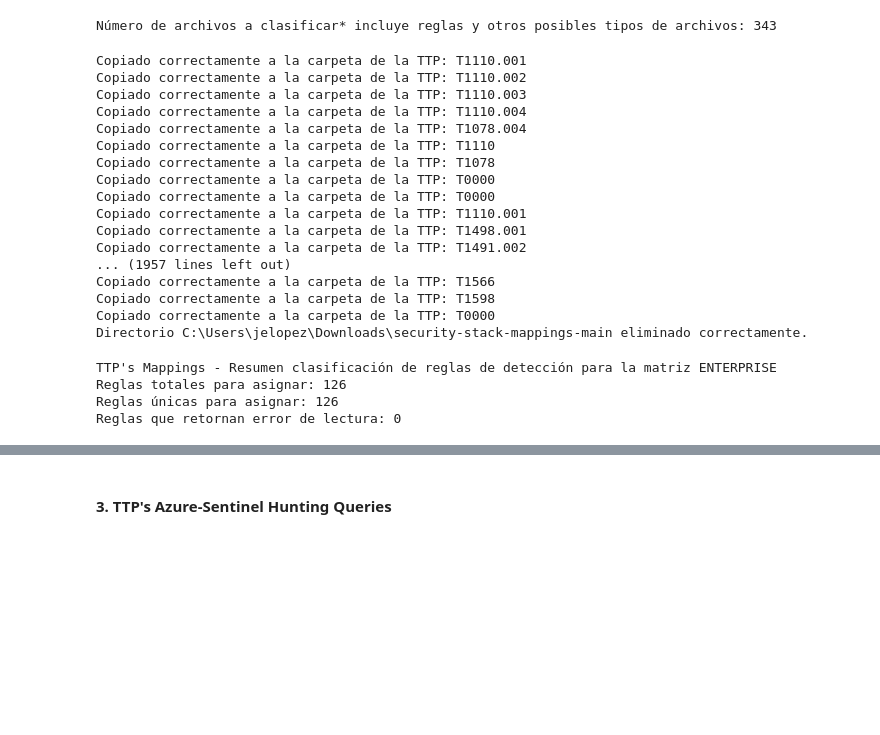
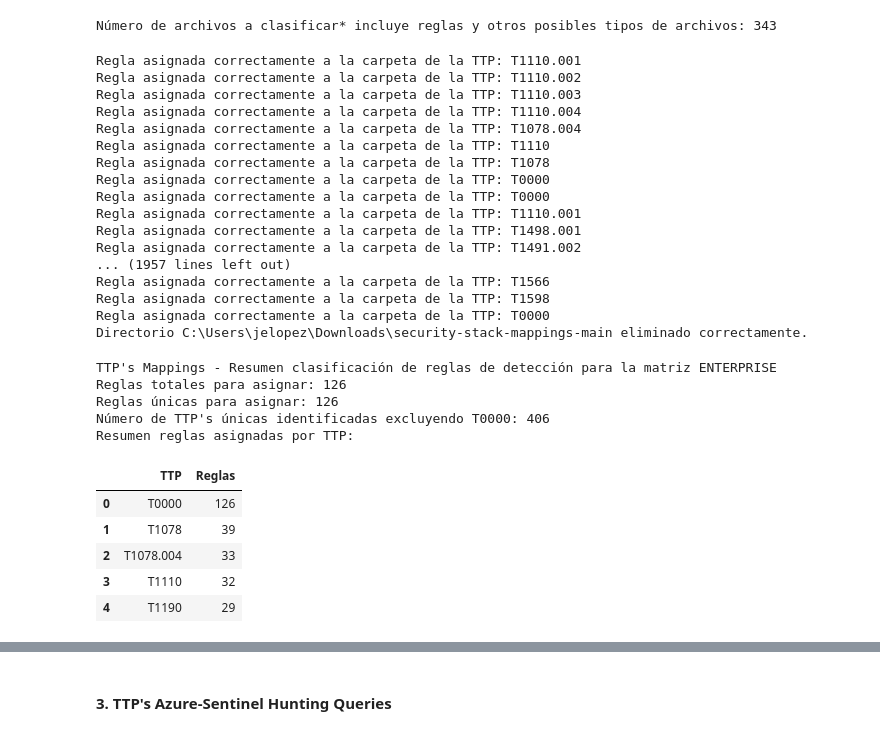
Before and after one commit to cyberauditor-framework/Mitre-Detections-Rules-Framework, a Jupyter notebook: get_rules_and_classify_by_ttp/get_rules_and_classify_by_ttp.ipynb, the cells around one changed output, grey strips where cells are left out. Drawn from its saved outputs; the diff is of its cells as text; code cells hidden in the pictures; blank space fills up the shorter version.

```diff
--- a/get_rules_and_classify_by_ttp/get_rules_and_classify_by_ttp.ipynb
+++ b/get_rules_and_classify_by_ttp/get_rules_and_classify_by_ttp.ipynb
@@ -84,4 +64,22 @@ def find_techniques_in_list(cadena, techniques_list):
         if item in cadena:
             return item
     return None
+# %%
+def get_unique_ttps_generated(paths):
+    sub_folders = set()
+    for path in paths:
+        dir, file = os.path.split(path)
+        last_sub_folder = os.path.basename(dir)
+        sub_folders.add(last_sub_folder)
+    return list(sub_folders)
+# %%
+def get_dict_ttps_rules_asigned(paths):
+    from collections import defaultdict
+    file_count = defaultdict(int)
+    for path in paths:
+        last_subfolder = os.path.basename(os.path.dirname(path))
+        file_count[last_subfolder] += 1
+    resume = dict(file_count)
+    resume = dict(sorted(resume.items(), key=lambda item: item[1], reverse=True))
+    return resume
 # %%
@@ -751,36 +1120,48 @@ print(f"Número de archivos a clasificar* incluye reglas y otros posibles tipos
 # %% [output]
 Número de archivos a clasificar* incluye reglas y otros posibles tipos de archivos: 343
 # %%
-
-num_yamls, ttp_in_filename, content_in_yaml, no_content_in_yaml, ttp_in_yaml, error_load = yaml_classifier_techniques(files, techniques, save_path_mappings)
+num_rules = yaml_classifier_techniques(files, techniques, save_path_mappings)
 # Eliminamos la carpeta en la que descomprimimos los archivos
 delete_folder(os.path.join(temp_path, 'security-stack-mappings-main'))
 # %% [output]
-Copiado correctamente a la carpeta de la TTP: T1110.001
-Copiado correctamente a la carpeta de la TTP: T1110.002
-Copiado correctamente a la carpeta de la TTP: T1110.003
-Copiado correctamente a la carpeta de la TTP: T1110.004
-Copiado correctamente a la carpeta de la TTP: T1078.004
-Copiado correctamente a la carpeta de la TTP: T1110
-Copiado correctamente a la carpeta de la TTP: T1078
-Copiado correctamente a la carpeta de la TTP: T0000
-Copiado correctamente a la carpeta de la TTP: T0000
-Copiado correctamente a la carpeta de la TTP: T1110.001
-Copiado correctamente a la carpeta de la TTP: T1498.001
-Copiado correctamente a la carpeta de la TTP: T1491.002
+Regla asignada correctamente a la carpeta de la TTP: T1110.001
+Regla asignada correctamente a la carpeta de la TTP: T1110.002
+Regla asignada correctamente a la carpeta de la TTP: T1110.003
+Regla asignada correctamente a la carpeta de la TTP: T1110.004
+Regla asignada correctamente a la carpeta de la TTP: T1078.004
+Regla asignada correctamente a la carpeta de la TTP: T1110
+Regla asignada correctamente a la carpeta de la TTP: T1078
+Regla asignada correctamente a la carpeta de la TTP: T0000
+Regla asignada correctamente a la carpeta de la TTP: T0000
+Regla asignada correctamente a la carpeta de la TTP: T1110.001
+Regla asignada correctamente a la carpeta de la TTP: T1498.001
+Regla asignada correctamente a la carpeta de la TTP: T1491.002
 ... (1957 lines left out)
-Copiado correctamente a la carpeta de la TTP: T1566
-Copiado correctamente a la carpeta de la TTP: T1598
-Copiado correctamente a la carpeta de la TTP: T0000
+Regla asignada correctamente a la carpeta de la TTP: T1566
+Regla asignada correctamente a la carpeta de la TTP: T1598
+Regla asignada correctamente a la carpeta de la TTP: T0000
 Directorio C:\Users\jelopez\Downloads\security-stack-mappings-main eliminado correctamente.
 # %%
 print(f"TTP's Mappings - Resumen clasificación de reglas de detección para la matriz {matrix.upper()}")
-print('Reglas totales para asignar: '+str(len(num_yamls)))
-rules_unique = get_unique_items(num_yamls)
-print('Reglas únicas para asignar: '+str(len(rules_unique)))
-print('Reglas que retornan error de lectura: '+str(len(error_load)))
+
+print(f'Reglas totales para asignar: {len(num_rules)}')
+print(f'Reglas únicas para asignar: {len(get_unique_items(num_rules))}')
+unique_ttps = get_unique_ttps_generated(get_list_of_files_sub(save_path_mappings))
+print(f"Número de TTP's únicas identificadas excluyendo T0000: {len([ttp for ttp in unique_ttps if ttp != 'T0000'])}")
+print("Resumen reglas asignadas por TTP: ")
+
+# get_dict_ttps_rules_asigned(get_list_of_files_sub(save_path_mappings))
+# Mostramos las 5 primeras ttp's por número de reglas
+pd.DataFrame(list(get_dict_ttps_rules_asigned(get_list_of_files_sub(save_path_mappings)).items()), columns=['TTP', 'Reglas']).head(5)
 # %% [output]
 TTP's Mappings - Resumen clasificación de reglas de detección para la matriz ENTERPRISE
 Reglas totales para asignar: 126
 Reglas únicas para asignar: 126
-Reglas que retornan error de lectura: 0
+Número de TTP's únicas identificadas excluyendo T0000: 406
+Resumen reglas asignadas por TTP:
+|  | TTP | Reglas |
+| 0 | T0000 | 126 |
+| 1 | T1078 | 39 |
+| 2 | T1078.004 | 33 |
+| 3 | T1110 | 32 |
+| 4 | T1190 | 29 |
```
Also changed, not shown: parts of 211 cells of this notebook.
